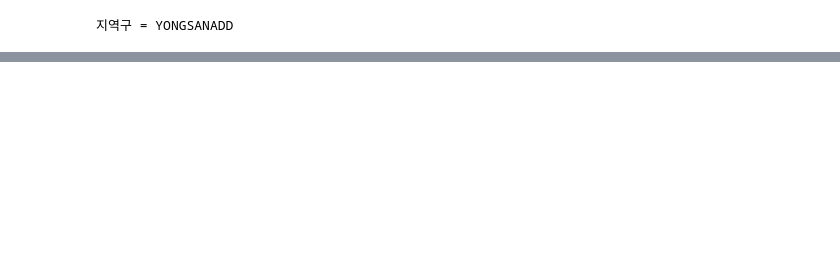
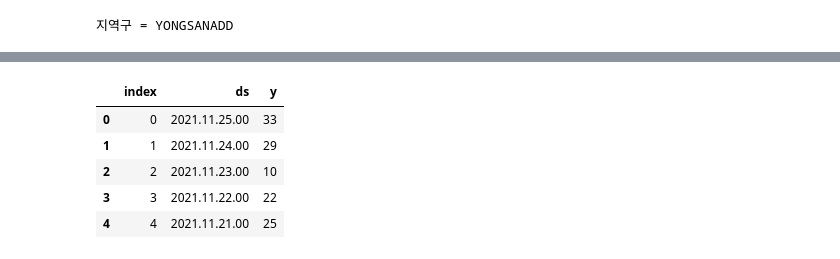
Before and after one commit to mihyunLee/covid-19_model, a Jupyter notebook: corona19_regional_fixed.ipynb, the cells around one changed output, grey strips where cells are left out. Cells and saved outputs as stored; diff of their text form; code cells hidden in the pictures; blank space fills up the shorter version.

```diff
--- a/corona19_regional_fixed.ipynb
+++ b/corona19_regional_fixed.ipynb
@@ -101,5 +101,19 @@ fig.add_trace(
 fig
 # %% [output]
 [interactive output not drawn]
+# %%
+dc_prophet = dc.rename(columns={
+    'JCG_DT': 'ds',
+    'daily_confirmed': 'y'
+})
+
+dc_prophet.head()
+# %% [output]
+|  | index | ds | y |
+| 0 | 0 | 2021.11.25.00 | 33 |
+| 1 | 1 | 2021.11.24.00 | 29 |
+| 2 | 2 | 2021.11.23.00 | 10 |
+| 3 | 3 | 2021.11.22.00 | 22 |
+| 4 | 4 | 2021.11.21.00 | 25 |
 # %%
 m = Prophet(
```
Also changed, not shown: parts of 3 cells of this notebook.
